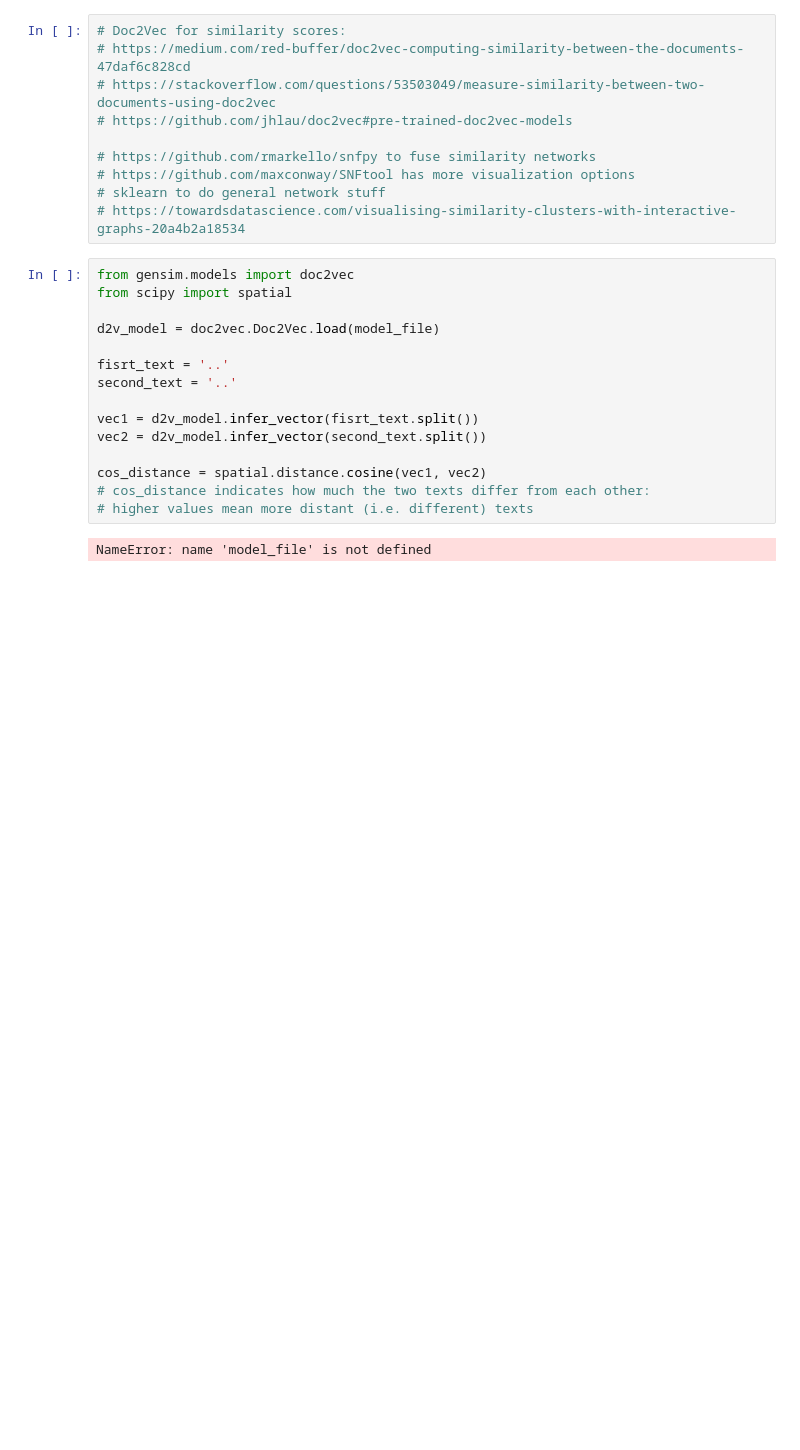
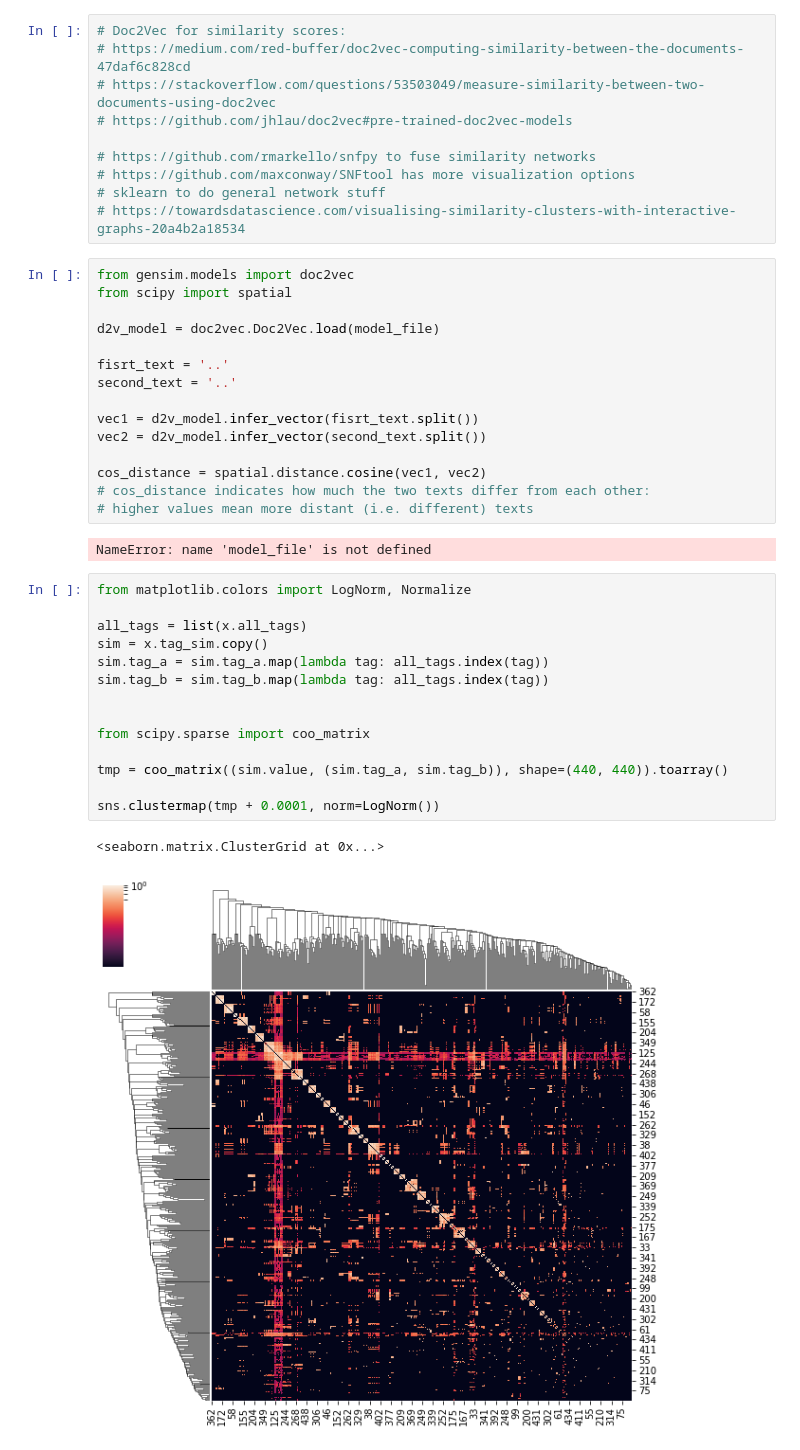
Before and after one commit to edridgedsouza/anki-network, a Jupyter notebook: Scratchpad.ipynb, the cells around one changed output. Drawn from its saved outputs; the diff is of its cells as text; blank space fills up the shorter version.

```diff
--- a/Scratchpad.ipynb
+++ b/Scratchpad.ipynb
@@ -535,3 +545,20 @@ cos_distance = spatial.distance.cosine(vec1, vec2)
 # higher values mean more distant (i.e. different) texts
 # %% [output]
 NameError: name 'model_file' is not defined
+# %%
+from matplotlib.colors import LogNorm, Normalize
+
+all_tags = list(x.all_tags)
+sim = x.tag_sim.copy()
+sim.tag_a = sim.tag_a.map(lambda tag: all_tags.index(tag))
+sim.tag_b = sim.tag_b.map(lambda tag: all_tags.index(tag))
+
+
+from scipy.sparse import coo_matrix
+
+tmp = coo_matrix((sim.value, (sim.tag_a, sim.tag_b)), shape=(440, 440)).toarray()
+
+sns.clustermap(tmp + 0.0001, norm=LogNorm())
+# %% [output]
+<seaborn.matrix.ClusterGrid at 0x...>
+[figure, added]
```
Also changed, not shown: parts of 2 cells of this notebook.
